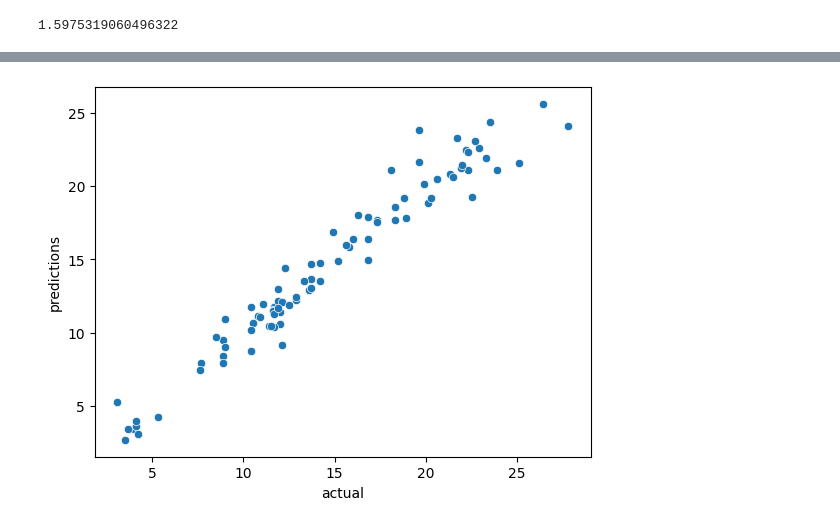
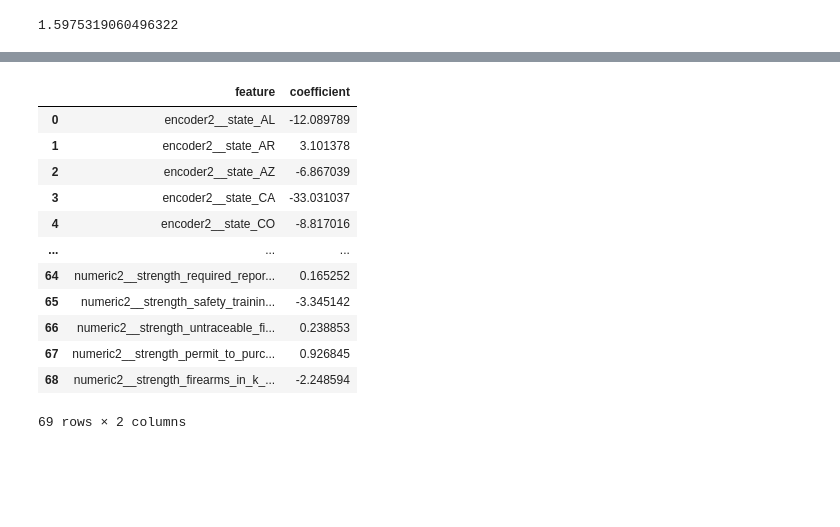
Before and after one commit to chloeob74/gun_policy_analysis, a Jupyter notebook: notebooks/research_question_1.ipynb, the cells around one changed output, grey strips where cells are left out. Drawn from its saved outputs; the diff is of its cells as text; code cells hidden in the pictures; blank space fills up the shorter version.

```diff
--- a/notebooks/research_question_1.ipynb
+++ b/notebooks/research_question_1.ipynb
@@ -191,0 +231,4 @@ root_mse2
+# %%
+secondMod = sinkMod2.named_steps['model2']
+print(f"Intercept for second model: {secondMod.intercept_}")
+print(f"Coefficients for second model: {secondMod.coef_}")
@@ -192,9 +268,24 @@ root_mse2
+# %%
+coef_df_2 = pd.DataFrame({'feature': second_set, 'coefficient': secondMod.coef_})
+coef_df_2
+# %% [output]
+|  | feature | coefficient |
+| 0 | encoder2__state_AL | -12.089789 |
+| 1 | encoder2__state_AR | 3.101378 |
+| 2 | encoder2__state_AZ | -6.867039 |
+| 3 | encoder2__state_CA | -33.031037 |
+| 4 | encoder2__state_CO | -8.817016 |
+| ... | ... | ... |
+| 64 | numeric2__strength_required_repor... | 0.165252 |
+| 65 | numeric2__strength_safety_trainin... | -3.345142 |
+| 66 | numeric2__strength_untraceable_fi... | 0.238853 |
+| 67 | numeric2__strength_permit_to_purc... | 0.926845 |
+| 68 | numeric2__strength_firearms_in_k_... | -2.248594 |
+69 rows × 2 columns
 # %%
 plotData1 = pd.DataFrame({"actual": y_test1, "predictions": predictions1})
 
 plotData2 = pd.DataFrame({"actual": y_test2, "predictions": predictions2})
 # %%
-fig1 = sns.scatterplot(data=plotData1, x="actual", y="predictions")
+px.scatter(plotData1, x="actual", y="predictions", trendline='ols')
-# %% [output]
-[figure, removed]
 # %%
```
Also changed, not shown: parts of 12 cells of this notebook, 2 other files.
